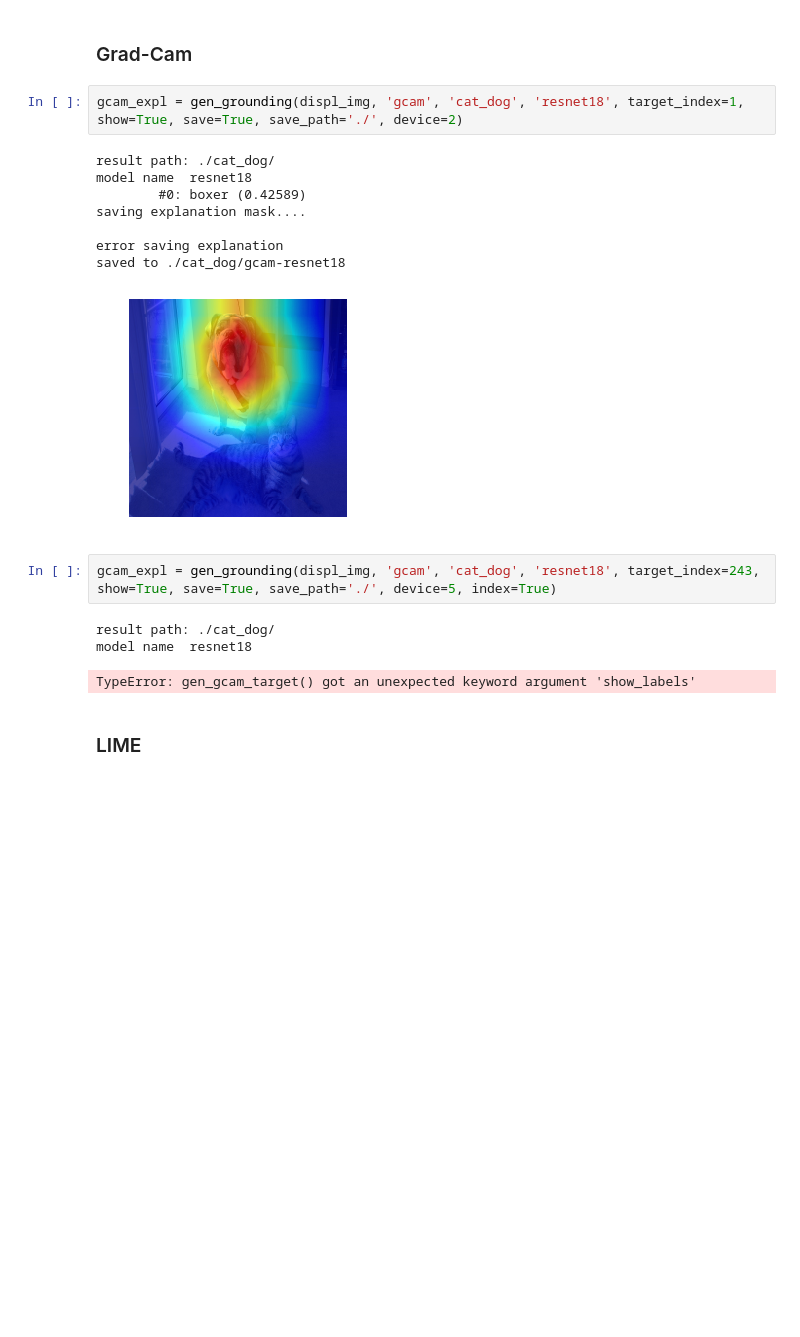
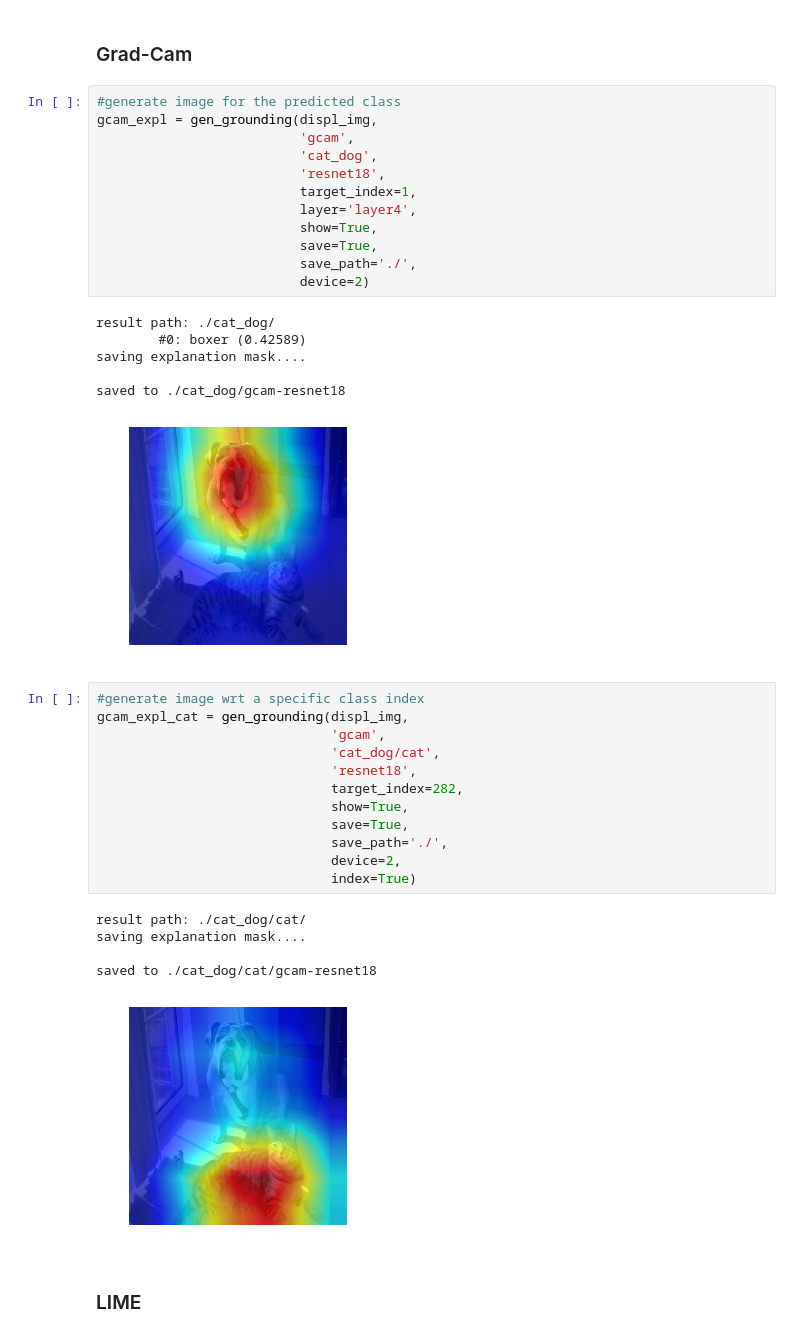
Before and after one commit to lisadunlap/explain-eval-remote, a Jupyter notebook: notebooks/Getting_Started.ipynb, the cells around one changed output. Drawn from its saved outputs; the diff is of its cells as text; blank space fills up the shorter version.

```diff
--- a/notebooks/Getting_Started.ipynb
+++ b/notebooks/Getting_Started.ipynb
@@ -25,22 +25,42 @@ displ_img = cv2.imread('/work/lisabdunlap/explain-eval/data/samples/cat_dog.png'
 # %% [markdown]
 ### Grad-Cam
 # %%
-gcam_expl = gen_grounding(displ_img, 'gcam', 'cat_dog', 'resnet18', target_index=1, show=True, save=True, save_path='./', device=2)
+#generate image for the predicted class
+gcam_expl = gen_grounding(displ_img,
+                          'gcam',
+                          'cat_dog',
+                          'resnet18',
+                          target_index=1,
+                          layer='layer4',
+                          show=True,
+                          save=True,
+                          save_path='./',
+                          device=2)
 # %% [output]
 result path: ./cat_dog/
-model name  resnet18
         #0: boxer (0.42589)
 saving explanation mask....
 
-error saving explanation
 saved to ./cat_dog/gcam-resnet18
 [figure]
 # %%
-gcam_expl = gen_grounding(displ_img, 'gcam', 'cat_dog', 'resnet18', target_index=243, show=True, save=True, save_path='./', device=5, index=True)
+#generate image wrt a specific class index
+gcam_expl_cat = gen_grounding(displ_img,
+                              'gcam',
+                              'cat_dog/cat',
+                              'resnet18',
+                              target_index=282,
+                              show=True,
+                              save=True,
+                              save_path='./',
+                              device=2,
+                              index=True)
 # %% [output]
-result path: ./cat_dog/
-model name  resnet18
+result path: ./cat_dog/cat/
+saving explanation mask....
+
+saved to ./cat_dog/cat/gcam-resnet18
-TypeError: gen_gcam_target() got an unexpected keyword argument 'show_labels'
+[figure, added]
 # %% [markdown]
 ### LIME
 # %%
```
Also changed, not shown: parts of 22 cells of this notebook, 1 other file.
